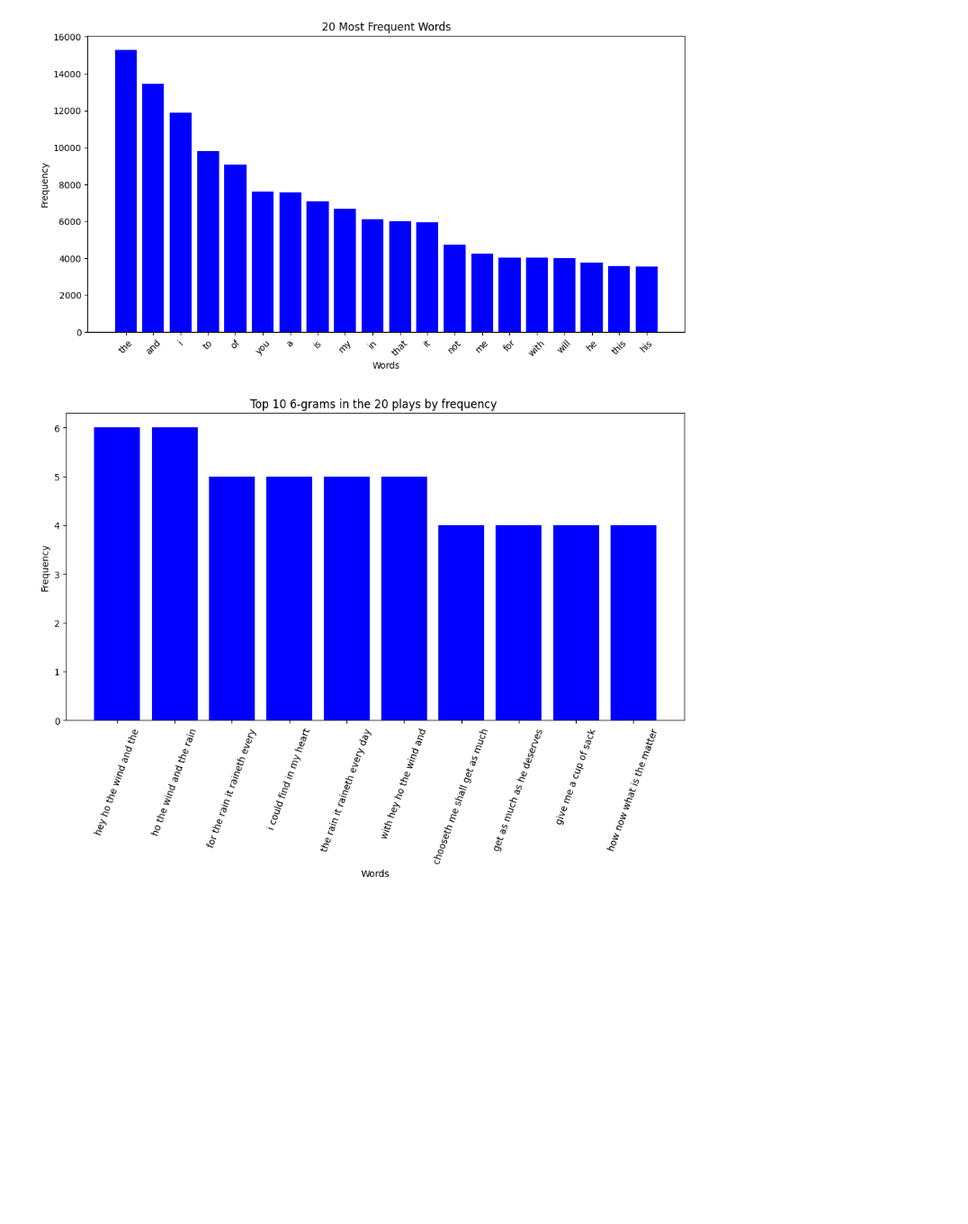
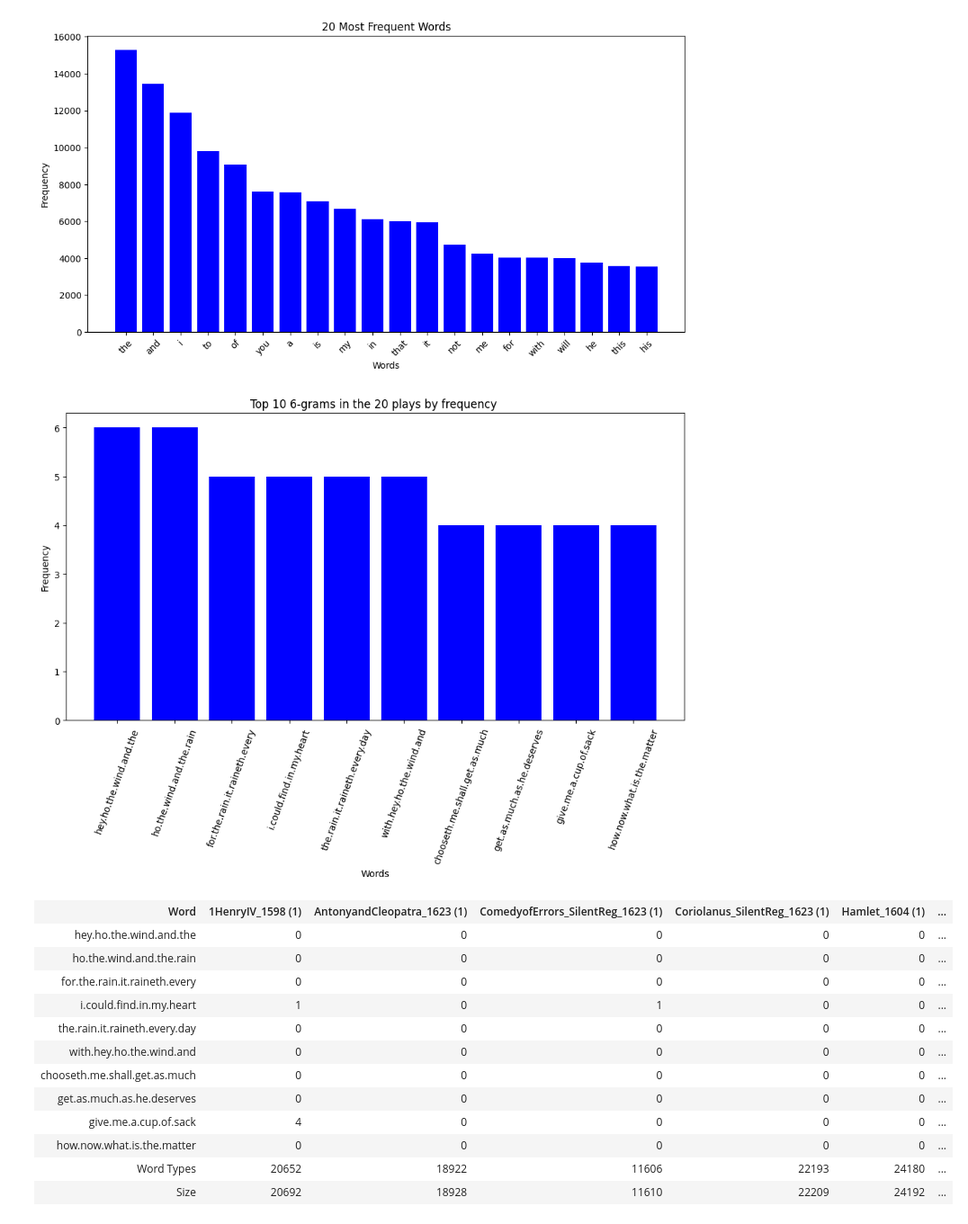
Before and after one commit to MufengNiu/BinderTest, a Jupyter notebook: API.ipynb, the cells around one changed output. Shown: that part at 90% size. Cells and saved outputs as stored; diff of their text form; code cells hidden in the pictures; blank space fills up the shorter version.

```diff
--- a/API.ipynb
+++ b/API.ipynb
@@ -118,40 +118,103 @@ response = requests.post(request_url, json=word_freq_request, headers={"X-API-KE
 
 # Create a dictionary to hold word frequencies
 word_frequency_map = {}
+word_frequency_text_map = {}
+word_type_map = {}
+word_size_map = {}
 
 # Handle the Response
 if response.status_code == 200:
     response_data = response.json()
     blocks = response_data.get("blocks", [])
 
     for block in blocks:
         freqs = block.get('frequencies', [])
+        name = block.get('name' , 'Unknown')
 
         for freq in freqs:
             word = freq.get('word')
             value = freq.get('value')
 
             word_frequency_map[word] = word_frequency_map.get(word, 0) + value
 
+            # Store the frequency specific to this block
+            if word not in word_frequency_text_map:
+                word_frequency_text_map[word] = {}
+            word_frequency_text_map[word][name] = value
+
+        word_type_map[name] = block.get('uniqueWordCount' , 0)
+        word_size_map[name] = block.get('size' , 0)
+
+
     # Sort by frequency and take the top 20 words
     sorted_items = sorted(word_frequency_map.items(), key=lambda x: x[1], reverse=True)
     sorted_words = [item[0] for item in sorted_items]
     sorted_frequencies = [item[1] for item in sorted_items]
 
-    # # Plotting
+    # Plotting
     plt.figure(figsize=(12, 6))
     plt.bar(sorted_words, sorted_frequencies, color='blue')
     plt.xlabel('Words')
     plt.ylabel('Frequency')
     plt.title('Top 10 6-grams in the 20 plays by frequency ')
     plt.xticks(rotation=70)
     plt.show()
 
+    # Table dispaly
+    html = '<div style="overflow-x: auto; margin-top: 40px;"><table border="1">'
+    # Table header
+    html += '<tr><th>Word</th>'
+    for block in blocks:
+        column_name = block.get('name', '')
+        html += f'<th>{column_name}</th>'
+    html += '</tr>'
+
+    # Adding data rows
+    for word in sorted_words:
+        html += f"<tr><td>{word}</td>"
+        for block in blocks:
+            column_name = block.get('name', '')
+            frequency = word_frequency_text_map.get(word, {}).get(column_name, 0)
+            html += f"<td>{frequency}</td>"
+        html += "</tr>"
+
+    # Adding Word Types row
+    html += "<tr><td>Word Types</td>"
+    for block in blocks:
+        column_name = block.get('name', '')
+        word_types = word_type_map.get(column_name,0)
+        html += f"<td>{word_types}</td>"
+    html += "</tr>"
+
+    # Adding Sizes row
+    html += "<tr><td>Size</td>"
+    for block in blocks:
+        column_name = block.get('name', '')
+        size = word_size_map.get(column_name,0)
+        html += f"<td>{size}</td>"
+    html += "</tr>"
+
+    html += '</table></div>'
+
+    display(HTML(html))
 
 else:
     print(f"Failed: {response.status_code} {response.reason}")
 # %% [output]
 [figure]
+| Word | 1HenryIV_1598 (1) | AntonyandCleopatra_1623 (1) | ComedyofErrors_SilentReg_1623 (1) | Coriolanus_SilentReg_1623 (1) | Hamlet_1604 (1) | ... |
+| hey.ho.the.wind.and.the | 0 | 0 | 0 | 0 | 0 | ... |
+| ho.the.wind.and.the.rain | 0 | 0 | 0 | 0 | 0 | ... |
+| for.the.rain.it.raineth.every | 0 | 0 | 0 | 0 | 0 | ... |
+| i.could.find.in.my.heart | 1 | 0 | 1 | 0 | 0 | ... |
+| the.rain.it.raineth.every.day | 0 | 0 | 0 | 0 | 0 | ... |
+| with.hey.ho.the.wind.and | 0 | 0 | 0 | 0 | 0 | ... |
+| chooseth.me.shall.get.as.much | 0 | 0 | 0 | 0 | 0 | ... |
+| get.as.much.as.he.deserves | 0 | 0 | 0 | 0 | 0 | ... |
+| give.me.a.cup.of.sack | 4 | 0 | 0 | 0 | 0 | ... |
+| how.now.what.is.the.matter | 0 | 0 | 0 | 0 | 0 | ... |
+| Word Types | 20652 | 18922 | 11606 | 22193 | 24180 | ... |
+| Size | 20692 | 18928 | 11610 | 22209 | 24192 | ... |
 # %%
 # EX2: The size of character parts from largest to smallest in these 20 plays
 
```
Also changed, not shown: parts of 5 cells of this notebook, 2 other files.
